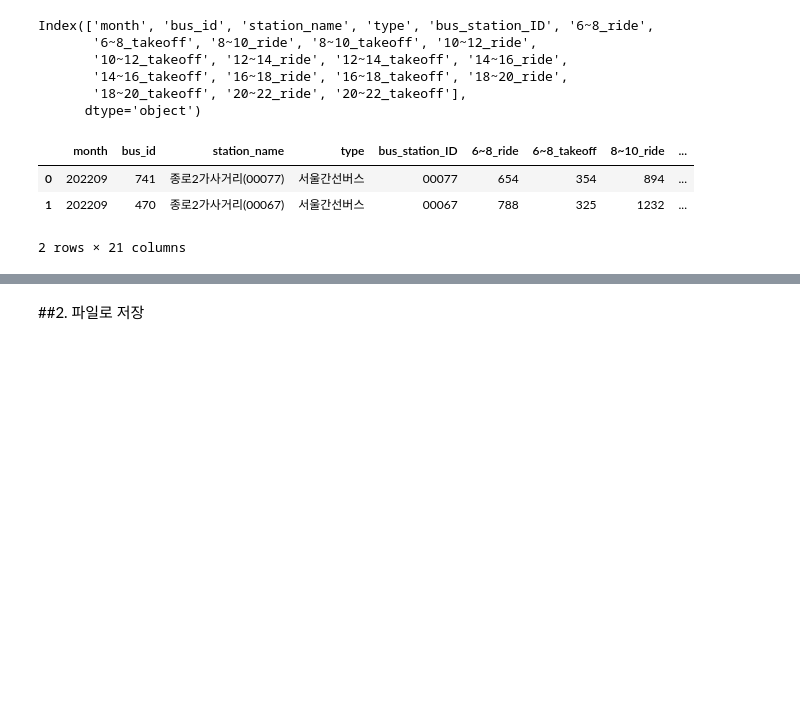
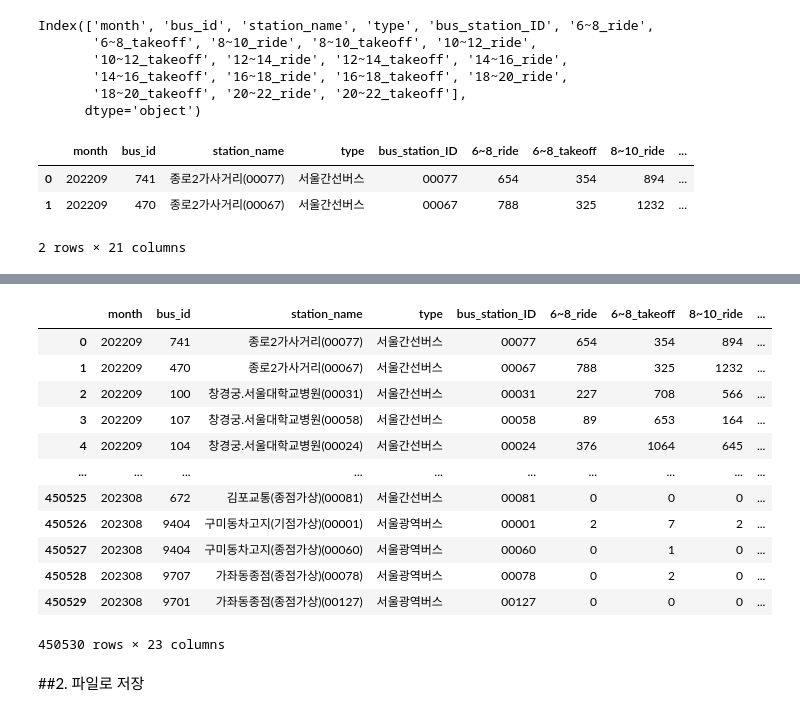
Before and after one commit to gchaewon/Euron5th_BusTayo, a Jupyter notebook: preprocessing_train.ipynb, the cells around one changed output, grey strips where cells are left out. Cells and saved outputs as stored; diff of their text form; code cells hidden in the pictures; blank space fills up the shorter version.

```diff
--- a/preprocessing_train.ipynb
+++ b/preprocessing_train.ipynb
@@ -203,0 +206,6 @@ train.head(2)
+# %%
+rain = pd.read_csv(path+'data/rain.csv', encoding='cp949')
+rain = rain[8:20] # 22년 9월 ~ 23년 8월 데이터만 추출
+rain = rain['강수량(mm)']
+rain.reset_index(drop=True, inplace=True)
+rain
@@ -203,0 +226,6 @@ train.head(2)
+# %%
+temp = pd.read_csv(path+'data/temp.csv', encoding='cp949')
+temp = temp[8:20] # 22년 9월 ~ 23년 8월 데이터만 추출
+temp = temp['평균기온(℃)']
+temp.reset_index(drop=True, inplace=True)
+temp
@@ -203,0 +246,7 @@ train.head(2)
+# %%
+month = [202209, 202210, 202211, 202212, 202301, 202302, 202303, 202304, 202305, 202306, 202307,202308]
+month = pd.DataFrame(month, columns = ['month'])
+
+weather = pd.concat([month, rain, temp], axis=1)
+weather.rename(columns={'강수량(mm)': 'rain', '평균기온(℃)': 'temp'}, inplace=True)
+weather
@@ -204,3 +267,20 @@ train.head(2)
+# %%
+train = pd.merge(train, weather, on='month', how='left')
+train
+# %% [output]
+|  | month | bus_id | station_name | type | bus_station_ID | 6~8_ride | 6~8_takeoff | 8~10_ride | ... |
+| 0 | 202209 | 741 | 종로2가사거리(00077) | 서울간선버스 | 00077 | 654 | 354 | 894 | ... |
+| 1 | 202209 | 470 | 종로2가사거리(00067) | 서울간선버스 | 00067 | 788 | 325 | 1232 | ... |
+| 2 | 202209 | 100 | 창경궁.서울대학교병원(00031) | 서울간선버스 | 00031 | 227 | 708 | 566 | ... |
+| 3 | 202209 | 107 | 창경궁.서울대학교병원(00058) | 서울간선버스 | 00058 | 89 | 653 | 164 | ... |
+| 4 | 202209 | 104 | 창경궁.서울대학교병원(00024) | 서울간선버스 | 00024 | 376 | 1064 | 645 | ... |
+| ... | ... | ... | ... | ... | ... | ... | ... | ... | ... |
+| 450525 | 202308 | 672 | 김포교통(종점가상)(00081) | 서울간선버스 | 00081 | 0 | 0 | 0 | ... |
+| 450526 | 202308 | 9404 | 구미동차고지(기점가상)(00001) | 서울광역버스 | 00001 | 2 | 7 | 2 | ... |
+| 450527 | 202308 | 9404 | 구미동차고지(종점가상)(00060) | 서울광역버스 | 00060 | 0 | 1 | 0 | ... |
+| 450528 | 202308 | 9707 | 가좌동종점(종점가상)(00078) | 서울광역버스 | 00078 | 0 | 2 | 0 | ... |
+| 450529 | 202308 | 9701 | 가좌동종점(종점가상)(00127) | 서울광역버스 | 00127 | 0 | 0 | 0 | ... |
+450530 rows × 23 columns
 # %% [markdown]
 ##2. 파일로 저장
 # %%
```
Also changed, not shown: parts of 4 cells of this notebook.
